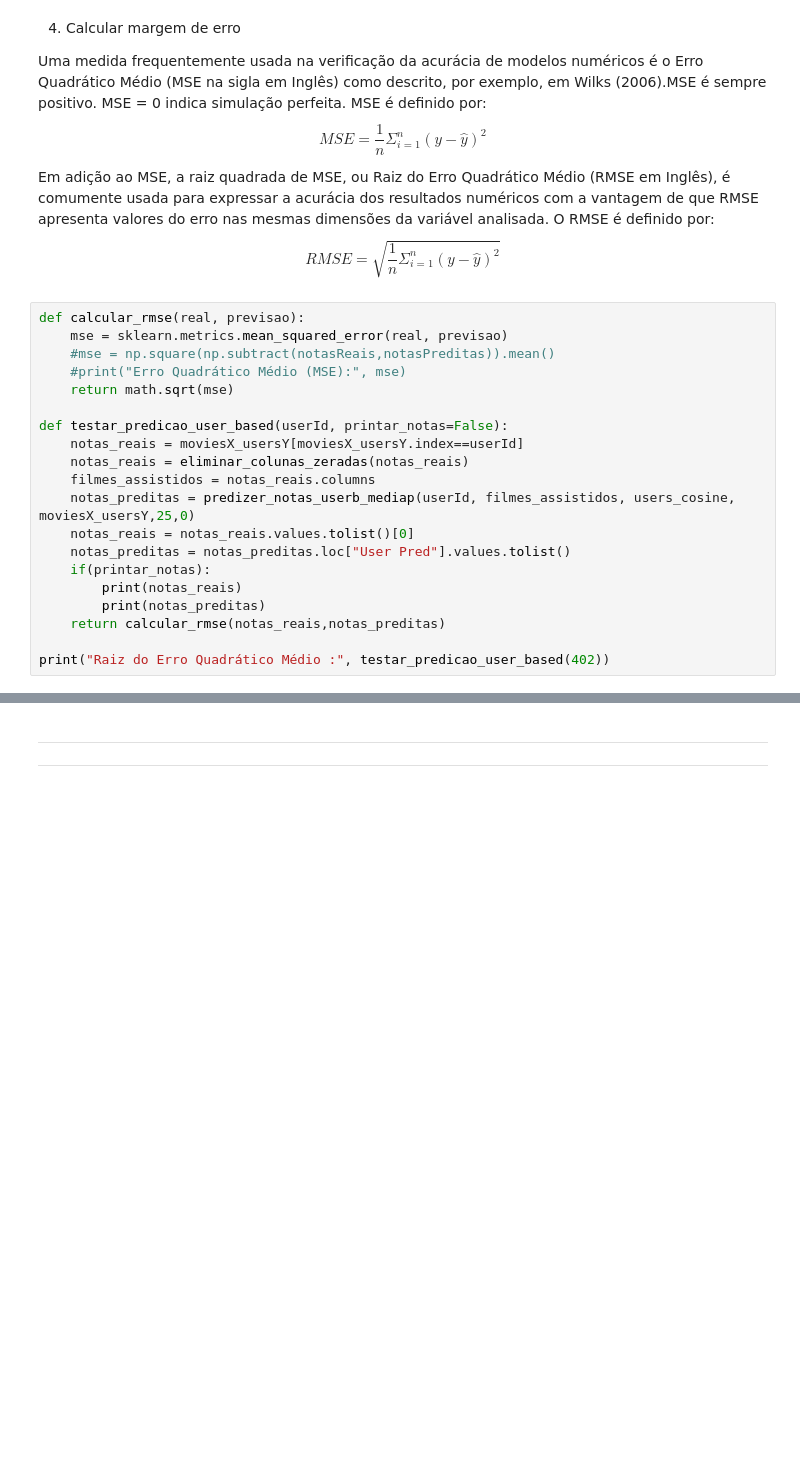
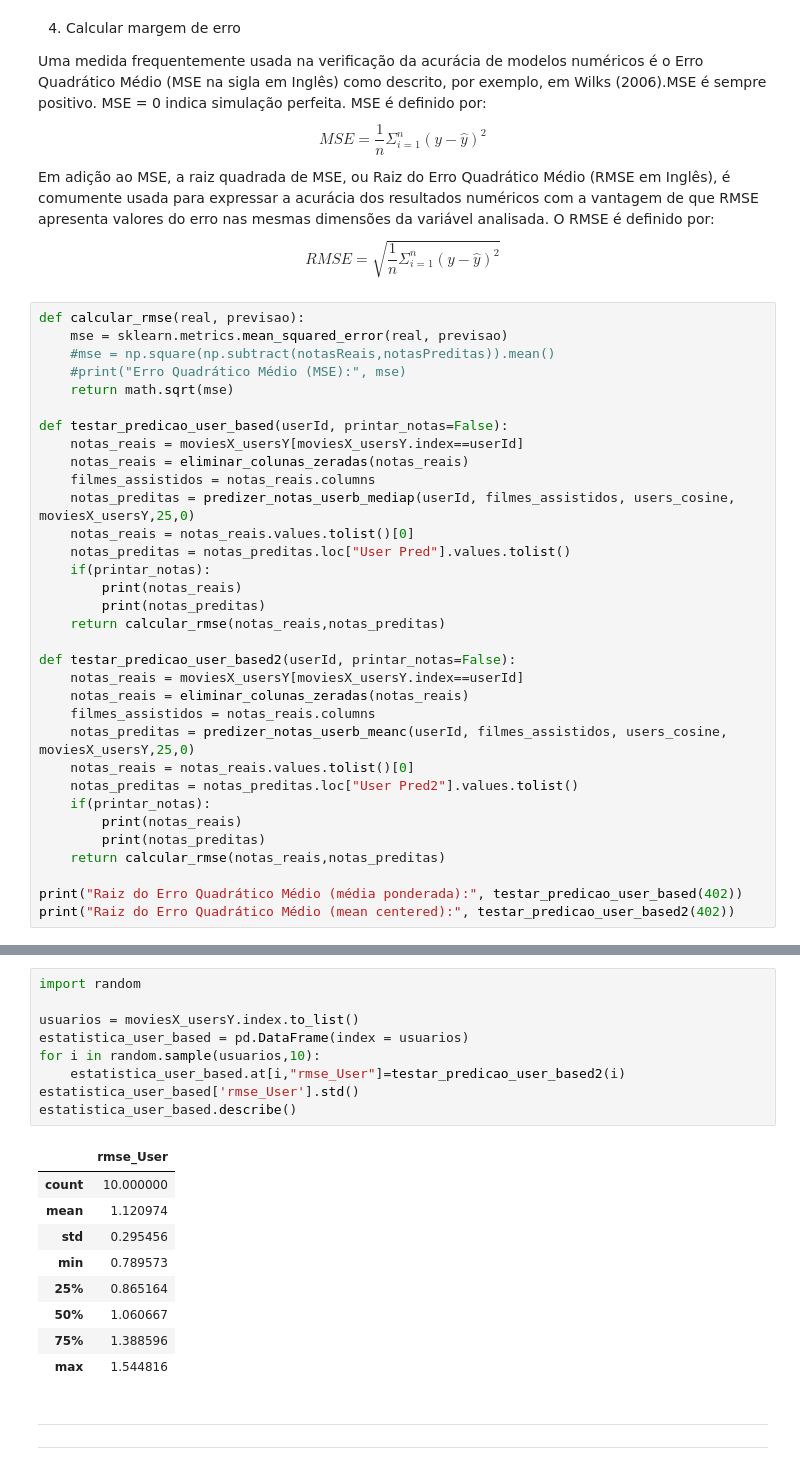
Before and after one commit to xnes/recsys, a Jupyter notebook: rec_sys_apresentacao.ipynb, the cells around one changed output, grey strips where cells are left out. Drawn from its saved outputs; the diff is of its cells as text; blank space fills up the shorter version.

```diff
--- a/rec_sys_apresentacao.ipynb
+++ b/rec_sys_apresentacao.ipynb
@@ -397,5 +401,18 @@ def testar_predicao_user_based(userId, printar_notas=False):
         print(notas_preditas)
     return calcular_rmse(notas_reais,notas_preditas)
 
-print("Raiz do Erro Quadrático Médio :", testar_predicao_user_based(402))
+def testar_predicao_user_based2(userId, printar_notas=False):
+    notas_reais = moviesX_usersY[moviesX_usersY.index==userId]
+    notas_reais = eliminar_colunas_zeradas(notas_reais)
+    filmes_assistidos = notas_reais.columns
+    notas_preditas = predizer_notas_userb_meanc(userId, filmes_assistidos, users_cosine, moviesX_usersY,25,0)
+    notas_reais = notas_reais.values.tolist()[0]
+    notas_preditas = notas_preditas.loc["User Pred2"].values.tolist()
+    if(printar_notas):
+        print(notas_reais)
+        print(notas_preditas)
+    return calcular_rmse(notas_reais,notas_preditas)
+
+print("Raiz do Erro Quadrático Médio (média ponderada):", testar_predicao_user_based(402))
+print("Raiz do Erro Quadrático Médio (mean centered):", testar_predicao_user_based2(402))
 # %% [output]
@@ -436,3 +443,22 @@ estatistica_user_based.plot()
+# %%
+import random
+
+usuarios = moviesX_usersY.index.to_list()
+estatistica_user_based = pd.DataFrame(index = usuarios)
+for i in random.sample(usuarios,10):
+    estatistica_user_based.at[i,"rmse_User"]=testar_predicao_user_based2(i)
+estatistica_user_based['rmse_User'].std()
+estatistica_user_based.describe()
+# %% [output]
+|  | rmse_User |
+| count | 10.000000 |
+| mean | 1.120974 |
+| std | 0.295456 |
+| min | 0.789573 |
+| 25% | 0.865164 |
+| 50% | 1.060667 |
+| 75% | 1.388596 |
+| max | 1.544816 |
 # %% [markdown]
 ---
 ---
```
Also changed, not shown: parts of 8 cells of this notebook.
